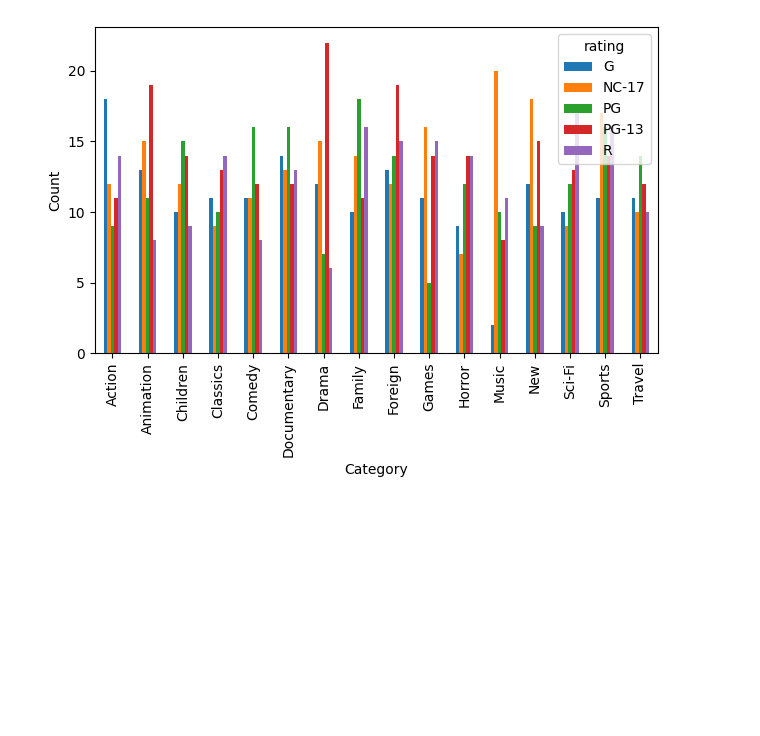
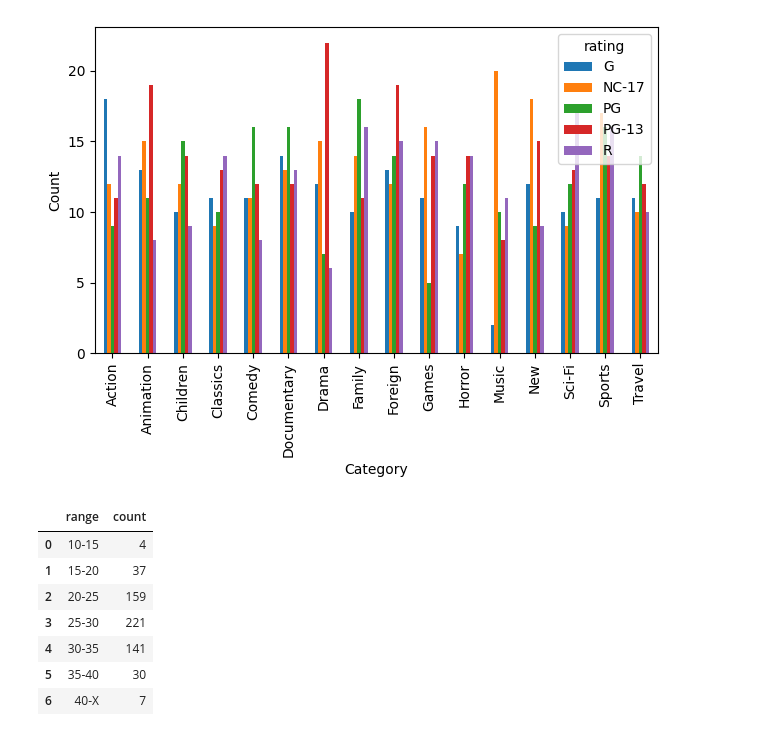
Before and after one commit to Popsonikk/filmoteka, a Jupyter notebook: Filmoteka.ipynb, the cells around one changed output. Saved outputs shown, nothing was run; the diff lists cells and outputs as text; code cells hidden in the pictures; blank space fills up the shorter version.

```diff
--- a/Filmoteka.ipynb
+++ b/Filmoteka.ipynb
@@ -90,3 +90,15 @@ plt.xticks(rotation=90)
 plt.tight_layout()
 # %% [output]
 [figure]
+# %%
+data=pd.read_csv("transaction_number",sep=",",skiprows=1,names=["range","count"])
+data
+# %% [output]
+|  | range | count |
+| 0 | 10-15 | 4 |
+| 1 | 15-20 | 37 |
+| 2 | 20-25 | 159 |
+| 3 | 25-30 | 221 |
+| 4 | 30-35 | 141 |
+| 5 | 35-40 | 30 |
+| 6 | 40-X | 7 |
```
Also changed, not shown: parts of 3 cells of this notebook.
